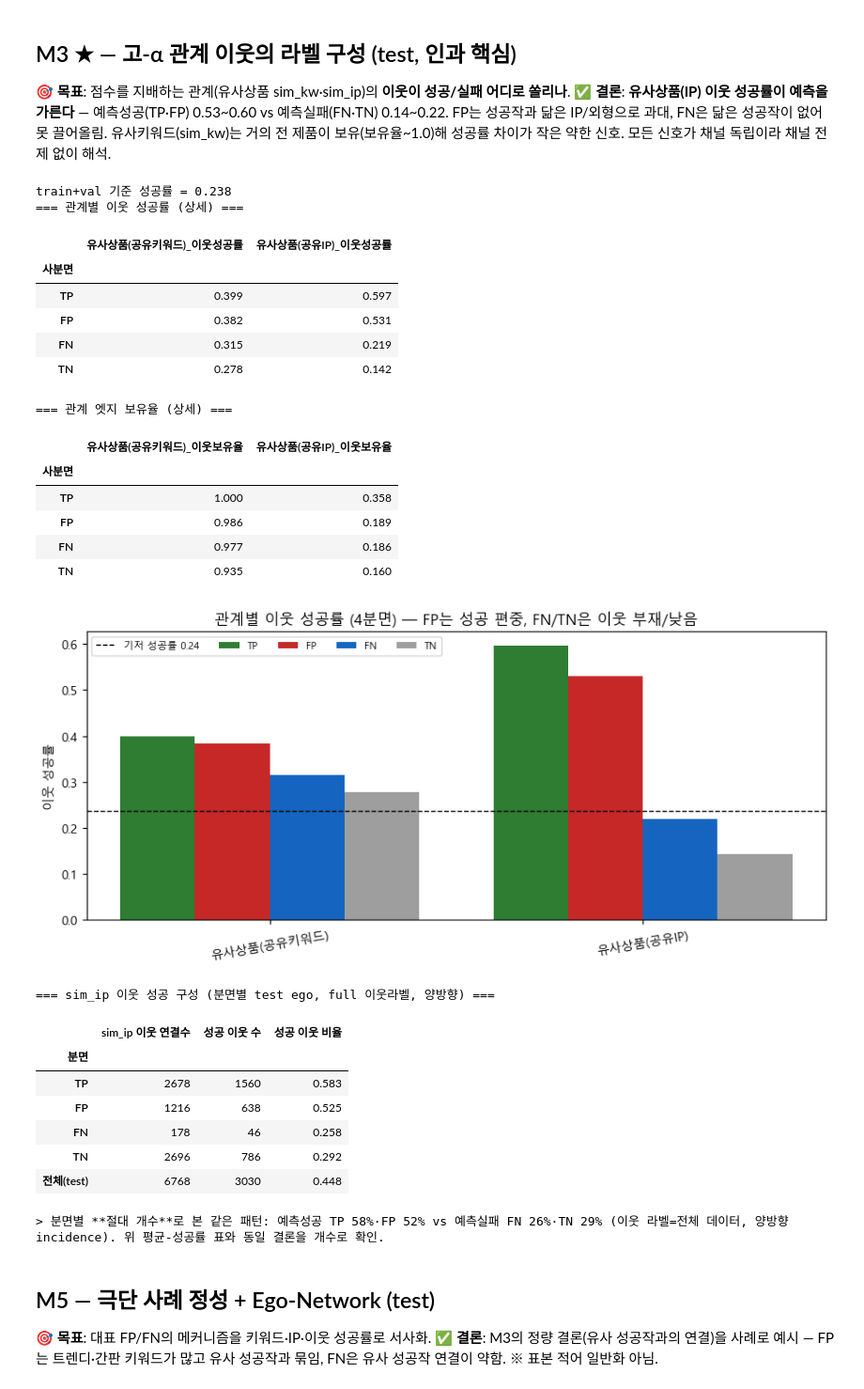
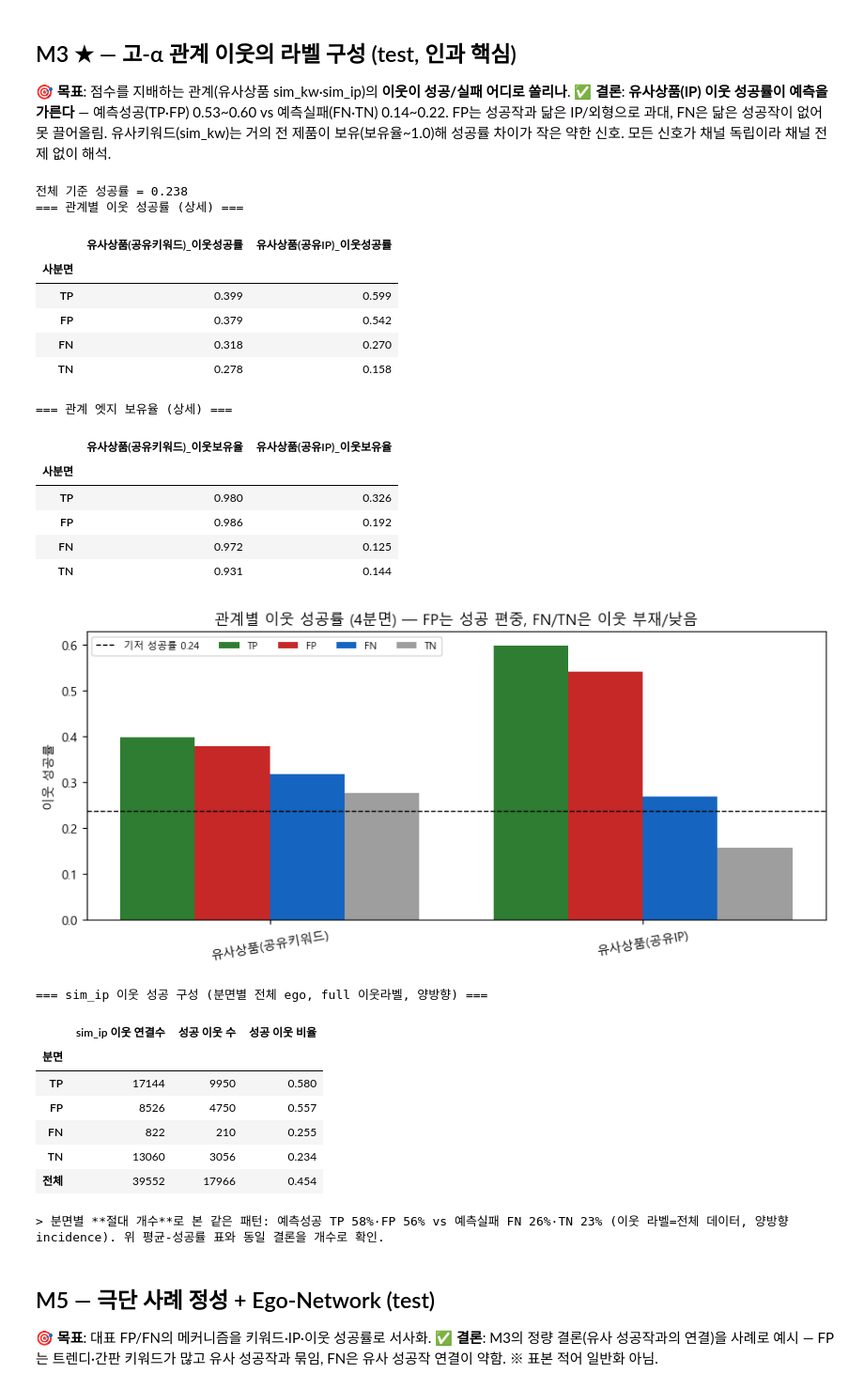
Before and after one commit to Song-exp/Seven-eleven, a Jupyter notebook: eda/network_eda_원준/network_eda.ipynb, the cells around one changed output. Shown at 94% size. Saved outputs shown, nothing was run; the diff lists cells and outputs as text; code cells hidden in the pictures.

```diff
--- a/eda/network_eda_원준/network_eda.ipynb
+++ b/eda/network_eda_원준/network_eda.ipynb
@@ -67,6 +67,7 @@ import torch
 from src.eval.success_predictor import compute_metrics
 y_np=data['product'].y.cpu().numpy().astype(int)
 tr=data['product'].train_mask.cpu().numpy(); va=data['product'].val_mask.cpu().numpy(); te=data['product'].test_mask.cpu().numpy(); tv=tr|va
+al=np.ones(len(y_np),dtype=bool)  # 전체(train+val+test) 분석 마스크
 _sc=pd.read_parquet(EXP_DIR/'learned_product_scores.parquet'); _sc['cd']=_sc['ITEM_CD'].map(norm_id)
 _pm=dict(zip(_sc['cd'],_sc['pred_success_prob']))
 cds=[norm_id(x) for x in maps['product_ids']]
@@ -169,22 +195,23 @@ def f1max_thr(yv,pv):
 THR=f1max_thr(df[df.split=='val'].y_true,df[df.split=='val'].pred); assert abs(THR-mj['val']['threshold'])<0.05
 df['quad']=np.where((df.pred>=THR)&(df.y_true==1),'TP',np.where((df.pred>=THR)&(df.y_true==0),'FP',
            np.where((df.pred<THR)&(df.y_true==1),'FN','TN')))
-test=df[df.split=='test'].copy()
-print('THR=%.4f | test 사분면:'%THR, test['quad'].value_counts().reindex(QORDER).to_dict())
+test=df.copy()  # 전체(train+val+test) 분석 대상
+print('THR=%.4f | 전체 사분면:'%THR, test['quad'].value_counts().reindex(QORDER).to_dict())
 cm=confusion_matrix(test.y_true,(test.pred>=THR).astype(int))
 fig,ax=plt.subplots(figsize=(4.2,3.8)); ConfusionMatrixDisplay(cm,display_labels=['실패','성공']).plot(ax=ax,colorbar=False,cmap='Blues')
-ax.set_title(f'test confusion matrix (THR={THR:.3f}, n={len(test)})'); plt.tight_layout(); savefig(fig,'m0_cm.png'); plt.show()
-# train+val 장부(누수 차단)
+ax.set_title(f'전체 confusion matrix train+val+test (THR={THR:.3f}, n={len(test)})'); plt.tight_layout(); savefig(fig,'m0_cm.png'); plt.show()
+# 전체 라벨 장부(홀드아웃 없음)
 P=len(maps['product_ids']); pid2idx={p:i for i,p in enumerate(maps['product_ids'])}
 pk=pd.read_parquet(SHARE_HIN/'product_keyword_edges_final.parquet'); pk['pid']=pk['ITEM_CD'].map(norm_id)
 pi=pd.read_parquet(SHARE_HIN/'product_ip_edges_final.parquet'); pi['pid']=pi['ITEM_CD'].map(norm_id)
 knodes=pd.read_parquet(SHARE_HIN/'keyword_nodes_final.parquet'); trend_set=set(knodes.loc[knodes['is_trend_keyword']==1,'keyword'])
 kw_by_prod=pk.groupby('pid')['keyword'].apply(list); ip_by_prod=pi.groupby('pid')['ip_name'].apply(list)
-tv_pids=set(df.loc[df.split!='test','pid']); ytv=df.set_index('pid')['y_true']
+tv_pids=set(df['pid'])  # 전체 라벨(홀드아웃 없음)
+ytv=df.set_index('pid')['y_true']
 pk_tv=pk[pk['pid'].isin(tv_pids)].join(ytv,on='pid')
 ks=pk_tv.groupby('keyword')['y_true'].agg(['mean','count']); MIN=5; ko=ks[ks['count']>=MIN]
 hi,lo=ko['mean'].quantile(0.9),ko['mean'].quantile(0.1)
 kw_succ=set(ko[ko['mean']>=hi].index); kw_fail=set(ko[ko['mean']<=lo].index)
 kw_pop=pk[pk['pid'].isin(tv_pids)].groupby('keyword')['pid'].nunique()
-print(f'장부(train+val만): 고성공 {len(kw_succ)}개(>= {hi:.2f}) / 고실패 {len(kw_fail)}개(<= {lo:.2f})')
+print(f'장부(전체 라벨): 고성공 {len(kw_succ)}개(>= {hi:.2f}) / 고실패 {len(kw_fail)}개(<= {lo:.2f})')
 # %% [output]
@@ -271,7 +298,7 @@ PROD_REL=['co_offline','co_quick','sim_kw','sim_ip']
 REL_KR={'co_offline':'오프라인동반구매','co_quick':'퀵커머스동반구매','sim_kw':'유사상품(공유키워드)','sim_ip':'유사상품(공유IP)'}
 def neigh_rate(et):
     ei=data[et].edge_index.cpu().numpy(); s=np.concatenate([ei[0],ei[1]]); d=np.concatenate([ei[1],ei[0]])
-    keep=tv[d]; s,d=s[keep],d[keep]
+    keep=al[d]; s,d=s[keep],d[keep]
     cnt=np.bincount(s,minlength=P).astype(float); succ=np.bincount(s,weights=y_np[d].astype(float),minlength=P)
     return np.where(cnt>0,succ/cnt,np.nan), cnt
 for r in PROD_REL:
@@ -281,58 +308,58 @@ for r in PROD_REL:
         test[r+'_nbr_succ']=test['pid'].map(lambda p,a=rate: a[pid2idx[p]])
         test[r+'_nbr_has']=test['pid'].map(lambda p,c=cnt: bool(c[pid2idx[p]]>0))
 ncols=[r+'_nbr_succ' for r in PROD_REL if r+'_nbr_succ' in test]; hcols=[r+'_nbr_has' for r in PROD_REL if r+'_nbr_has' in test]
-relnames=[r for r in PROD_REL if r+'_nbr_succ' in test]; baseline=float(y_np[tv].mean())
+relnames=[r for r in PROD_REL if r+'_nbr_succ' in test]; baseline=float(y_np.mean())
 succ_tbl=test.groupby('quad')[ncols].mean().reindex(QORDER).round(3); succ_tbl.columns=[REL_KR[r]+'_이웃성공률' for r in relnames]; succ_tbl.index.name='사분면'
 has_tbl=test.groupby('quad')[hcols].mean().reindex(QORDER).round(3); has_tbl.columns=[REL_KR[r]+'_이웃보유율' for r in relnames]; has_tbl.index.name='사분면'
-print('train+val 기준 성공률 = %.3f'%baseline)
+print('전체 기준 성공률 = %.3f'%baseline)
 print('=== 관계별 이웃 성공률 (상세) ==='); display(succ_tbl)
 print('=== 관계 엣지 보유율 (상세) ==='); display(has_tbl)
 # hero: 그룹막대 (관계별 이웃성공률, 사분면별)
 gm=test.groupby('quad')[ncols].mean().reindex(QORDER)
 fig,ax=plt.subplots(figsize=(9,4.2)); x=np.arange(len(relnames)); w=0.2
 for i,q in enumerate(QORDER):
     ax.bar(x+(i-1.5)*w,[gm.loc[q,cc] for cc in ncols],w,label=q,color=QCOLOR[q])
 ax.axhline(baseline,ls='--',c='k',lw=1,label=f'기저 성공률 {baseline:.2f}')
 ax.set_xticks(x); ax.set_xticklabels([REL_KR[r] for r in relnames],rotation=10); ax.set_ylabel('이웃 성공률')
 ax.set_title('관계별 이웃 성공률 (4분면) — FP는 성공 편중, FN/TN은 이웃 부재/낮음'); ax.legend(ncol=5,fontsize=8)
 plt.tight_layout(); savefig(fig,'m3_nbr.png'); plt.show()
 
-# 분면(TP/FP/FN/TN)별 sim_ip 이웃 성공 구성 — 절대 개수·비율 (ego=test 분면, 이웃 라벨=전체 train+val+test, 양방향 incidence)
+# 분면(TP/FP/FN/TN)별 sim_ip 이웃 성공 구성 — 절대 개수·비율 (ego=전체, 이웃 라벨=전체 train+val+test, 양방향 incidence)
 _predall=(prob>=THR).astype(int)
 _quadall=np.where((_predall==1)&(y_np==1),'TP',np.where((_predall==1)&(y_np==0),'FP',np.where((_predall==0)&(y_np==1),'FN','TN')))
 _eii=data[('product','sim_ip','product')].edge_index.cpu().numpy()
-_s=np.concatenate([_eii[0],_eii[1]]); _d=np.concatenate([_eii[1],_eii[0]]); _nbr=y_np[_d]; _egoq=_quadall[_s]; _iste=te[_s]
+_s=np.concatenate([_eii[0],_eii[1]]); _d=np.concatenate([_eii[1],_eii[0]]); _nbr=y_np[_d]; _egoq=_quadall[_s]; _iste=al[_s]
 def _siprow(msk,lab):
     tot=int(msk.sum()); su=int(_nbr[msk].sum()); return {'분면':lab,'sim_ip 이웃 연결수':tot,'성공 이웃 수':su,'성공 이웃 비율':round(su/tot,3) if tot else np.nan}
-simip_full=pd.DataFrame([_siprow((_egoq==q)&_iste,q) for q in ['TP','FP','FN','TN']]+[_siprow(_iste,'전체(test)')]).set_index('분면')
+simip_full=pd.DataFrame([_siprow((_egoq==q)&_iste,q) for q in ['TP','FP','FN','TN']]+[_siprow(_iste,'전체')]).set_index('분면')
 simip_note='> 분면별 **절대 개수**로 본 같은 패턴: 예측성공 TP %.0f%%·FP %.0f%% vs 예측실패 FN %.0f%%·TN %.0f%% (이웃 라벨=전체 데이터, 양방향 incidence). 위 평균-성공률 표와 동일 결론을 개수로 확인.'%(simip_full.loc['TP','성공 이웃 비율']*100,simip_full.loc['FP','성공 이웃 비율']*100,simip_full.loc['FN','성공 이웃 비율']*100,simip_full.loc['TN','성공 이웃 비율']*100)
-print('=== sim_ip 이웃 성공 구성 (분면별 test ego, full 이웃라벨, 양방향) ==='); display(simip_full); print(simip_note)
+print('=== sim_ip 이웃 성공 구성 (분면별 전체 ego, full 이웃라벨, 양방향) ==='); display(simip_full); print(simip_note)
 # %% [output]
-train+val 기준 성공률 = 0.238
+전체 기준 성공률 = 0.238
 === 관계별 이웃 성공률 (상세) ===
 |  | 유사상품(공유키워드)_이웃성공률 | 유사상품(공유IP)_이웃성공률 |
 | 사분면 |  |  |
-| TP | 0.399 | 0.597 |
-| FP | 0.382 | 0.531 |
-| FN | 0.315 | 0.219 |
-| TN | 0.278 | 0.142 |
+| TP | 0.399 | 0.599 |
+| FP | 0.379 | 0.542 |
+| FN | 0.318 | 0.270 |
+| TN | 0.278 | 0.158 |
 === 관계 엣지 보유율 (상세) ===
 |  | 유사상품(공유키워드)_이웃보유율 | 유사상품(공유IP)_이웃보유율 |
 | 사분면 |  |  |
-| TP | 1.000 | 0.358 |
-| FP | 0.986 | 0.189 |
-| FN | 0.977 | 0.186 |
-| TN | 0.935 | 0.160 |
+| TP | 0.980 | 0.326 |
+| FP | 0.986 | 0.192 |
+| FN | 0.972 | 0.125 |
+| TN | 0.931 | 0.144 |
-[figure, old version]
+[figure, new version]
-=== sim_ip 이웃 성공 구성 (분면별 test ego, full 이웃라벨, 양방향) ===
+=== sim_ip 이웃 성공 구성 (분면별 전체 ego, full 이웃라벨, 양방향) ===
 |  | sim_ip 이웃 연결수 | 성공 이웃 수 | 성공 이웃 비율 |
 | 분면 |  |  |  |
-| TP | 2678 | 1560 | 0.583 |
-| FP | 1216 | 638 | 0.525 |
-| FN | 178 | 46 | 0.258 |
-| TN | 2696 | 786 | 0.292 |
-| 전체(test) | 6768 | 3030 | 0.448 |
+| TP | 17144 | 9950 | 0.580 |
+| FP | 8526 | 4750 | 0.557 |
+| FN | 822 | 210 | 0.255 |
+| TN | 13060 | 3056 | 0.234 |
+| 전체 | 39552 | 17966 | 0.454 |
-> 분면별 **절대 개수**로 본 같은 패턴: 예측성공 TP 58%·FP 52% vs 예측실패 FN 26%·TN 29% (이웃 라벨=전체 데이터, 양방향 incidence). 위 평균-성공률 표와 동일 결론을 개수로 확인.
+> 분면별 **절대 개수**로 본 같은 패턴: 예측성공 TP 58%·FP 56% vs 예측실패 FN 26%·TN 23% (이웃 라벨=전체 데이터, 양방향 incidence). 위 평균-성공률 표와 동일 결론을 개수로 확인.
 # %% [markdown]
 ## M5 — 극단 사례 정성 + Ego-Network (test)
 🎯 **목표**: 대표 FP/FN의 메커니즘을 키워드·IP·이웃 성공률로 서사화.
```
Also changed, not shown: parts of 7 cells of this notebook, 46 other files.
